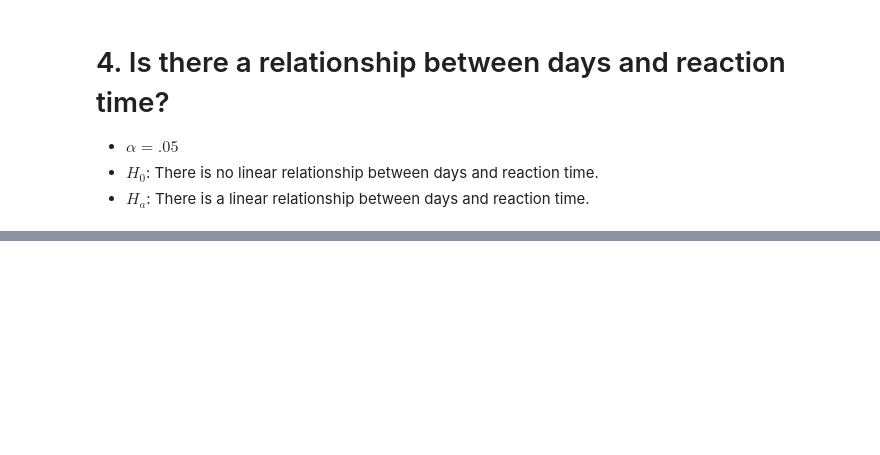
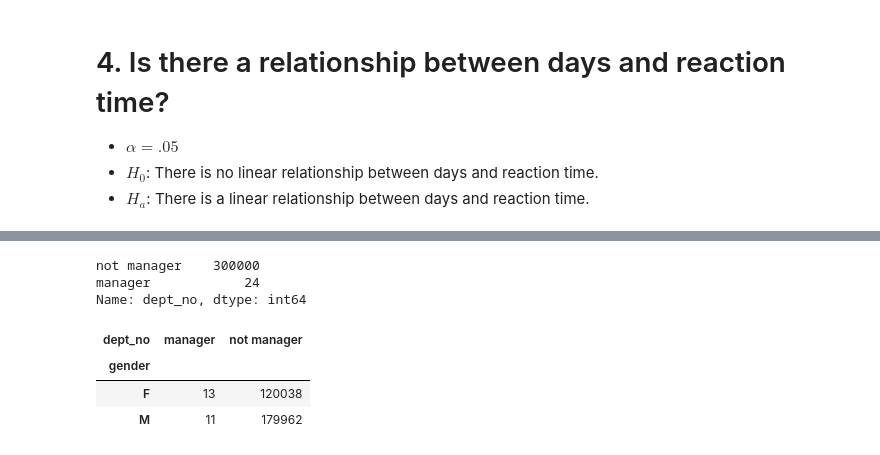
Before and after one commit to allantestaten/statistics-exercises, a Jupyter notebook: hypothesis_testing_exercises.ipynb, the cells around one changed output, grey strips where cells are left out. Cells and saved outputs as stored; diff of their text form; code cells hidden in the pictures; blank space fills up the shorter version.

```diff
--- a/hypothesis_testing_exercises.ipynb
+++ b/hypothesis_testing_exercises.ipynb
@@ -517,0 +758,2 @@ SyntaxError: invalid syntax (1344769718.py, line 1)
+# %%
+emp.dept_no = emp.dept_no.fillna('not manager')
@@ -517,0 +774,17 @@ SyntaxError: invalid syntax (1344769718.py, line 1)
+# %%
+emp.dept_no = np.where( emp.dept_no != 'not manager',
+                      'manager', 'not manager')
+# %%
+emp.dept_no.value_counts()
+# %% [output]
+not manager    300000
+manager            24
+Name: dept_no, dtype: int64
+# %%
+observed = pd.crosstab(emp.gender, emp.dept_no)
+observed
+# %% [output]
+| dept_no | manager | not manager |
+| gender |  |  |
+| F | 13 | 120038 |
+| M | 11 | 179962 |
```
Also changed, not shown: parts of 80 cells of this notebook.
